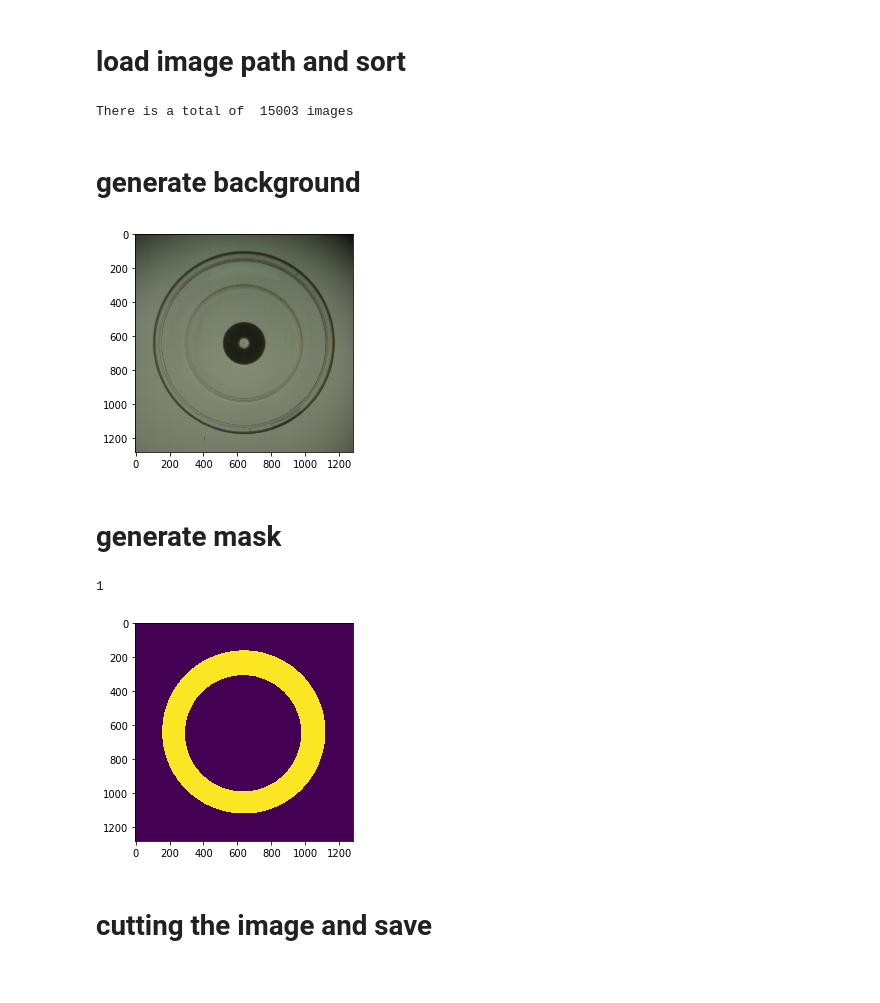
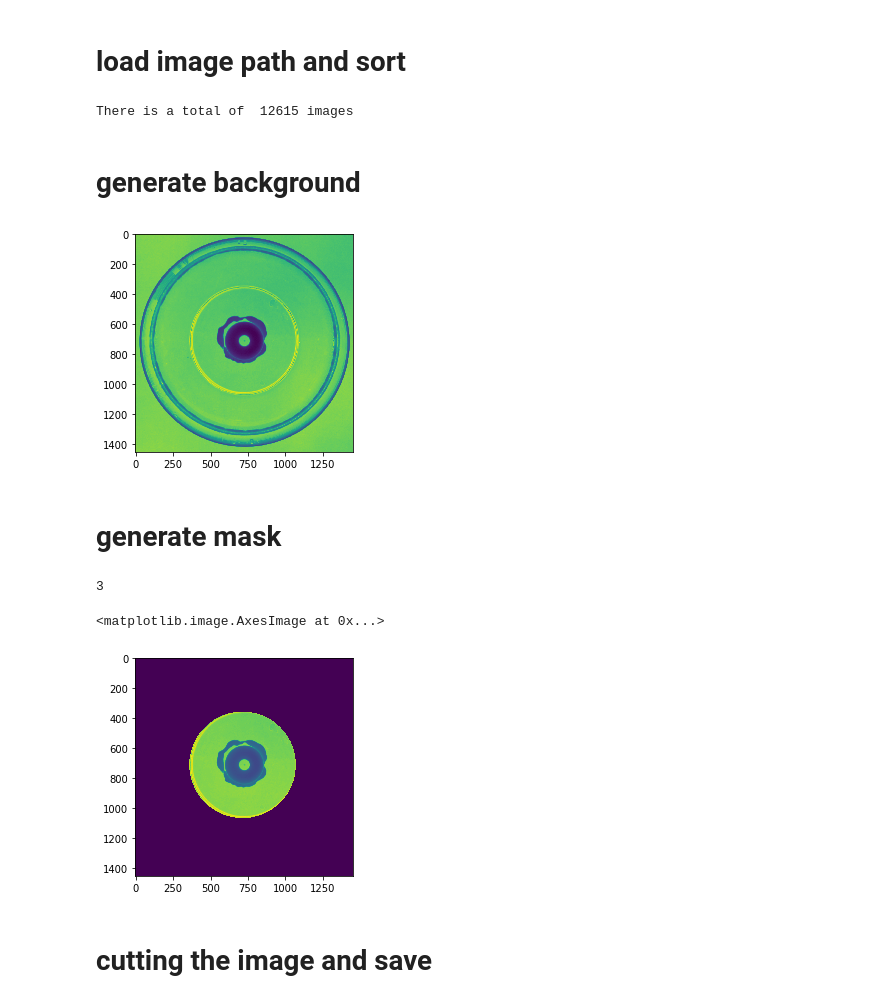
Before and after one commit to isis0517/ZippedFish, a Jupyter notebook: compress_alpha.ipynb, the cells around one changed output. Drawn from its saved outputs; the diff is of its cells as text; code cells hidden in the pictures.

```diff
--- a/compress_alpha.ipynb
+++ b/compress_alpha.ipynb
@@ -15,7 +16,7 @@ from skimage.measure import regionprops
 # %% [markdown]
 # sub function and class
 # %%
-def cut_fish_img(img, background, mean, std, mask, size):
+"""def cut_fish_img(img, background, mean, std, mask, size):
     if img.ndim == 3 and img.shape[-1] == 3:
         a = cv2.cvtColor(img, cv2.COLOR_BGR2GRAY)
     else:
@@ -271,6 +272,8 @@ def optimizer(imgs, background, inner_mask, outer_mask, size=100, op_lost = 1, t
     print("op_time : ", time.time()-start)
 
     return int(op_size*1.1)
+
+        """
 # %%
 """def optimizer(imgs, background, inner_mask, outer_mask, size=100, op_lost = 1):
 
@@ -390,12 +393,12 @@ def optimizer(imgs, background, inner_mask, outer_mask, size=100, op_lost = 1, t
 # %% [markdown]
 ## some selfmake-class
 # %%
-class BG_tiff:
+"""class BG_tiff:
     def __init__(self, imgslist, nbckgnd = 1000):
 
+        self.cir_num = -1
         self.nbckgnd = nbckgnd
         self.imgslist = imgslist
-        self.cir_num = None
         timg = tiff.TiffFile(imgslist[0]).asarray()
         if timg.ndim == 2 or timg.shape[-1] == 1:
             self.mono = True
@@ -436,14 +439,14 @@ class BG_tiff:
             self.shape = img_shape
 
     def circlelize(self):
-        if self.cir_num is not None:
+        if self.cir_num > 0:
             return
         back_itr = np.zeros(self.shape, dtype='uint8')
         back_itr = cv2.normalize(self.background.copy(), back_itr, 0, 255,  norm_type = cv2.NORM_MINMAX)
 
-        R=self.shape[0]
-        pos = [0]*4
-        R_L = [0]*4
+        R = self.shape[0]
+        pos = [0]*5
+        R_L = [0]*5
         cir_num = 0
         while True:
             try:
@@ -465,9 +468,10 @@ class BG_tiff:
         self.pos = pos
 
     def findcir(self, img, maxR):
-        circles = cv2.HoughCircles(img, cv2.HOUGH_GRADIENT, 1.2, 100, maxRadius = maxR)
+        circles = cv2.HoughCircles(img, cv2.HOUGH_GRADIENT, 1, 100, maxRadius = int(maxR))
         circles = np.round(circles[0, :]).astype("int")
         # loop over the (x, y) coordinates and radius of the circles
+
         for (x,y,r) in circles[:1]:
             pos = (x, y)
             MaxR = r
@@ -545,3 +549,4 @@ class BG_tiff:
                 opt_pdiff = pdiff
 
         return opt_Rn
+        """
@@ -602,8 +609,8 @@ class BG_tiff:
 #path = "/home/isis0517/Documents/data/compress/HMMTest_01/"
 #savepath = "/home/isis0517/Documents/data/compress/HMMTest_01_com"
 #path = "/home/isis0517/Documents/data/compress/1.m2w2-10nit-1.8cm/"
-savepath = "/home/isis0517/Documents/data/compress/1.m2w2-10nit-1.8cm_com"
-path = "/home/isis0517/Documents/20200701b"
+savepath = "/home/isis0517/Documents/data/20200908/1.f1m1 10nit_com"
+path = "/home/isis0517/Documents/data/20200908/1.f1m1 10nit"
 
 if not os.path.isdir(savepath):
     os.mkdir(savepath)
@@ -634,7 +641,7 @@ flist = []
 for filename in tiflist:
     flist.append(os.path.join(path, filename))
 # %% [output]
-There is a total of  15003 images
+There is a total of  12615 images
 # %% [markdown]
 # generate background
 # %%
@@ -644,27 +651,27 @@ plt.show()
 tiff.imwrite(os.path.join(savepath, "background.tiff"), back.cbackground)
 background = back.background
 # %% [output]
-[figure, old version]
+[figure, new version]
 # %% [markdown]
 # generate mask
 # %%
-
+print(back.cir_num)
 
 inner_mask = np.zeros(background.shape)
-inner_mask[110:350,100:] = 200
+inner_mask[110:360,100:] = 200
 inner_mask = inner_mask>100
 
 outer_mask = np.zeros(background.shape)
-outer_mask[350:550,100:] = 200
+outer_mask[360:600,100:] = 200
 outer_mask = outer_mask>100
 
-#inner_mask = back.gen_cirmask(2)
-#outer_mask = back.gen_cirmask(0)
-plt.imshow(back.gen_cirmask(1))
-print(back.auto_mask())
+inner_mask = back.gen_cirmask(3)
+outer_mask = back.gen_cirmask(2)
+plt.imshow(inner_mask*background)
 # %% [output]
-1
+3
+<matplotlib.image.AxesImage at 0x...>
-[figure, old version]
+[figure, new version]
 # %% [markdown]
 # cutting the image and save
 # %%
```
Also changed, not shown: parts of 6 cells of this notebook, 4 other files.
